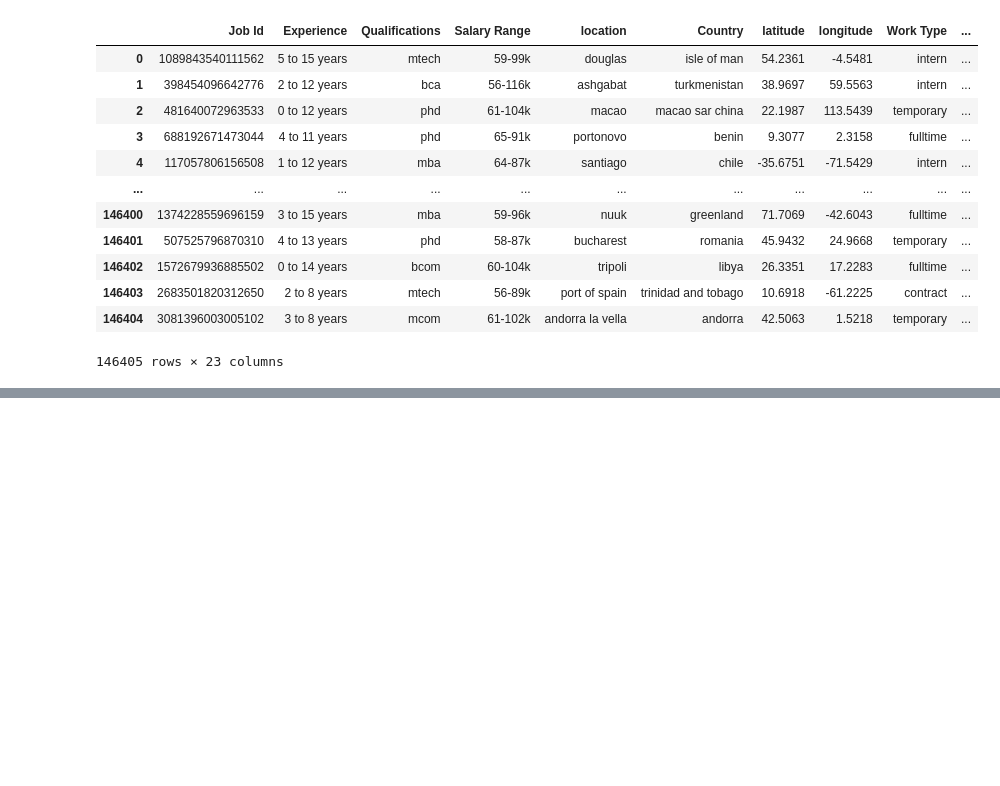
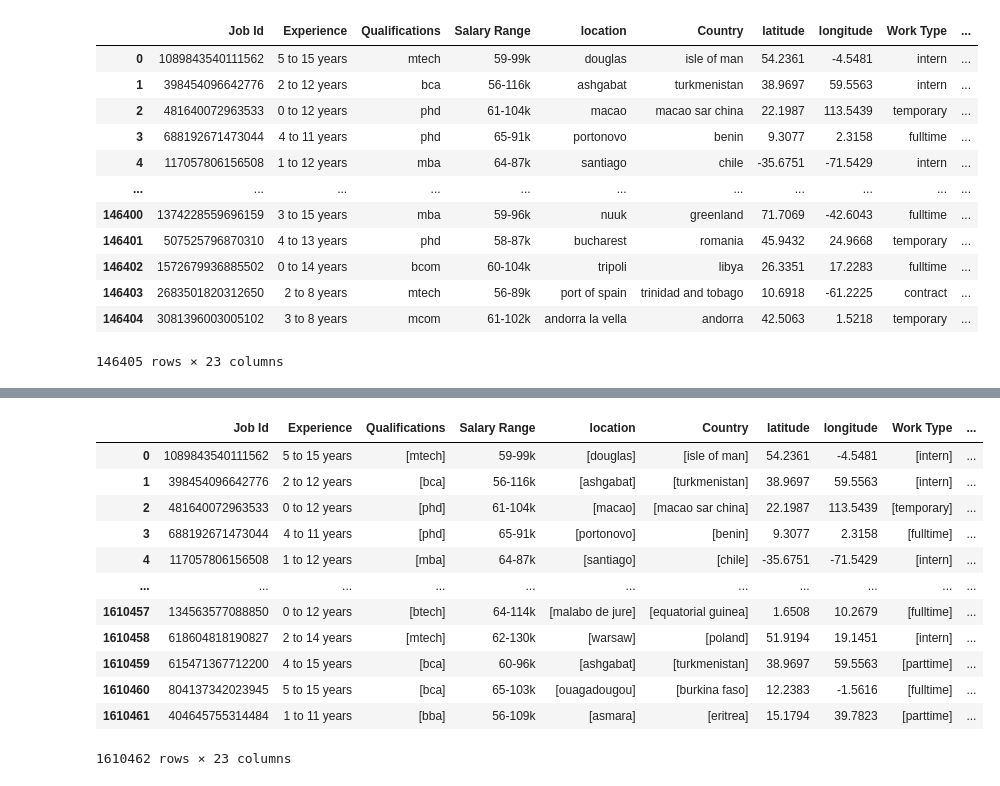
Before and after one commit to Desmo-nd/Job-Matching-ML, a Jupyter notebook: ML/portal.ipynb, the cells around one changed output, grey strips where cells are left out. Saved outputs shown, nothing was run; the diff lists cells and outputs as text; code cells hidden in the pictures; blank space fills up the shorter version.

Commit message:
tokenized csv

```diff
--- a/ML/portal.ipynb
+++ b/ML/portal.ipynb
@@ -171,3 +171,13 @@ display(Working_part)
 146405 rows × 23 columns
 # %%
 Working_part.to_csv('working_dataset.csv', index=False)
+# %%
+from nltk.tokenize import word_tokenize
+
+
+cleaned_dataset['Qualifications'] = cleaned_dataset['Qualifications'].apply(lambda x: word_tokenize(str(x)))
+cleaned_dataset['Work Type'] = cleaned_dataset['Work Type'].apply(lambda x: word_tokenize(str(x)))
+cleaned_dataset['Preference'] = cleaned_dataset['Preference'].apply(lambda x: word_tokenize(str(x)))
+cleaned_dataset['Job Portal'] = cleaned_dataset['Job Portal'].apply(lambda x: word_tokenize(str(x)))
+
+display(cleaned_dataset)
@@ -173,0 +198,26 @@ Working_part.to_csv('working_dataset.csv', index=False)
+# %%
+from nltk.tokenize import sent_tokenize
+
+cleaned_dataset['location'] = cleaned_dataset['location'].apply(lambda x: sent_tokenize(x))
+cleaned_dataset['Country'] = cleaned_dataset['Country'].apply(lambda x: sent_tokenize(x))
+cleaned_dataset['Company'] = cleaned_dataset['Company'].apply(lambda x: sent_tokenize(x))
+cleaned_dataset['Role'] = cleaned_dataset['Role'].apply(lambda x: sent_tokenize(x))
+cleaned_dataset['Job Title'] = cleaned_dataset['Job Title'].apply(lambda x: sent_tokenize(x))
+cleaned_dataset['Job Description'] = cleaned_dataset['Job Description'].apply(lambda x: sent_tokenize(x))
+
+
+display(cleaned_dataset)
+# %% [output]
+|  | Job Id | Experience | Qualifications | Salary Range | location | Country | latitude | longitude | Work Type | ... |
+| 0 | 1089843540111562 | 5 to 15 years | [mtech] | 59-99k | [douglas] | [isle of man] | 54.2361 | -4.5481 | [intern] | ... |
+| 1 | 398454096642776 | 2 to 12 years | [bca] | 56-116k | [ashgabat] | [turkmenistan] | 38.9697 | 59.5563 | [intern] | ... |
+| 2 | 481640072963533 | 0 to 12 years | [phd] | 61-104k | [macao] | [macao sar china] | 22.1987 | 113.5439 | [temporary] | ... |
+| 3 | 688192671473044 | 4 to 11 years | [phd] | 65-91k | [portonovo] | [benin] | 9.3077 | 2.3158 | [fulltime] | ... |
+| 4 | 117057806156508 | 1 to 12 years | [mba] | 64-87k | [santiago] | [chile] | -35.6751 | -71.5429 | [intern] | ... |
+| ... | ... | ... | ... | ... | ... | ... | ... | ... | ... | ... |
+| 1610457 | 134563577088850 | 0 to 12 years | [btech] | 64-114k | [malabo de jure] | [equatorial guinea] | 1.6508 | 10.2679 | [fulltime] | ... |
+| 1610458 | 618604818190827 | 2 to 14 years | [mtech] | 62-130k | [warsaw] | [poland] | 51.9194 | 19.1451 | [intern] | ... |
+| 1610459 | 615471367712200 | 4 to 15 years | [bca] | 60-96k | [ashgabat] | [turkmenistan] | 38.9697 | 59.5563 | [parttime] | ... |
+| 1610460 | 804137342023945 | 5 to 15 years | [bca] | 65-103k | [ouagadougou] | [burkina faso] | 12.2383 | -1.5616 | [fulltime] | ... |
+| 1610461 | 404645755314484 | 1 to 11 years | [bba] | 56-109k | [asmara] | [eritrea] | 15.1794 | 39.7823 | [parttime] | ... |
+1610462 rows × 23 columns
```
Also changed, not shown: parts of 2 cells of this notebook, 1 other file.
